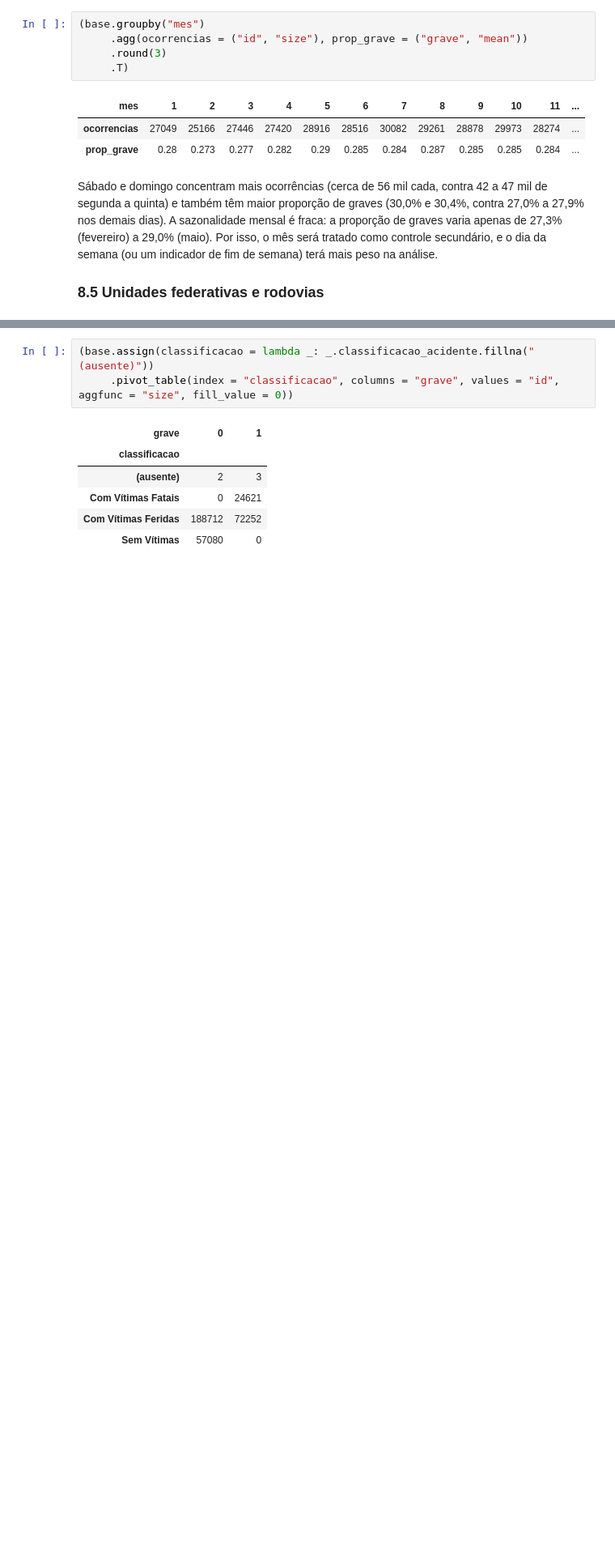
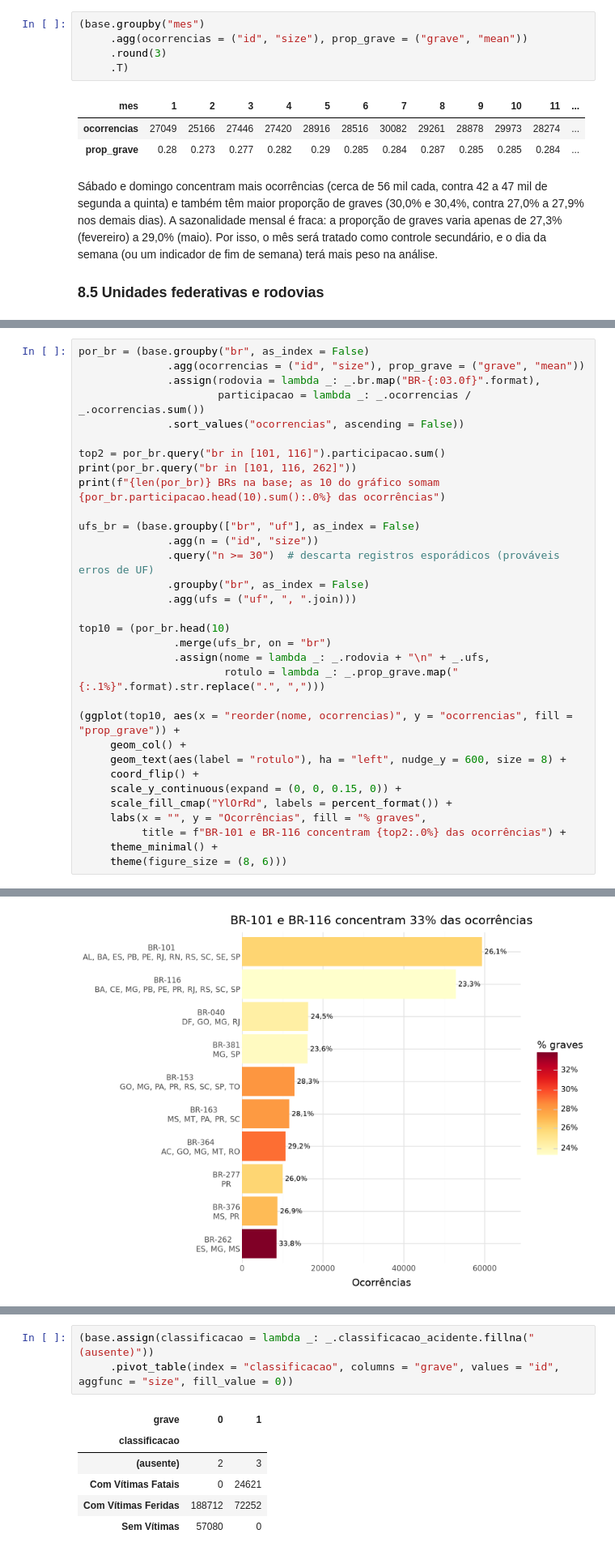
Before and after one commit to MaluSevilha/analise-acidentes-prf, a Jupyter notebook: relatorio.ipynb, the cells around one changed output, grey strips where cells are left out. Shown at 81% size. Saved outputs shown, nothing was run; the diff lists cells and outputs as text; blank space fills up the shorter version.

```diff
--- a/relatorio.ipynb
+++ b/relatorio.ipynb
@@ -419,0 +412,33 @@ Correlação entre a proporção de graves e a de pista simples nas UFs: 0.60
+# %%
+por_br = (base.groupby("br", as_index = False)
+              .agg(ocorrencias = ("id", "size"), prop_grave = ("grave", "mean"))
+              .assign(rodovia = lambda _: _.br.map("BR-{:03.0f}".format),
+                      participacao = lambda _: _.ocorrencias / _.ocorrencias.sum())
+              .sort_values("ocorrencias", ascending = False))
+
+top2 = por_br.query("br in [101, 116]").participacao.sum()
+print(por_br.query("br in [101, 116, 262]"))
+print(f"{len(por_br)} BRs na base; as 10 do gráfico somam {por_br.participacao.head(10).sum():.0%} das ocorrências")
+
+ufs_br = (base.groupby(["br", "uf"], as_index = False)
+              .agg(n = ("id", "size"))
+              .query("n >= 30")  # descarta registros esporádicos (prováveis erros de UF)
+              .groupby("br", as_index = False)
+              .agg(ufs = ("uf", ", ".join)))
+
+top10 = (por_br.head(10)
+               .merge(ufs_br, on = "br")
+               .assign(nome = lambda _: _.rodovia + "\n" + _.ufs,
+                       rotulo = lambda _: _.prop_grave.map("{:.1%}".format).str.replace(".", ",")))
+
+(ggplot(top10, aes(x = "reorder(nome, ocorrencias)", y = "ocorrencias", fill = "prop_grave")) +
+     geom_col() +
+     geom_text(aes(label = "rotulo"), ha = "left", nudge_y = 600, size = 8) +
+     coord_flip() +
+     scale_y_continuous(expand = (0, 0, 0.15, 0)) +
+     scale_fill_cmap("YlOrRd", labels = percent_format()) +
+     labs(x = "", y = "Ocorrências", fill = "% graves",
+          title = f"BR-101 e BR-116 concentram {top2:.0%} das ocorrências") +
+     theme_minimal() +
+     theme(figure_size = (8, 6)))
+# %% [output]
@@ -420 +450,2 @@ Correlação entre a proporção de graves e a de pista simples nas UFs: 0.60
+[figure, added]
 # %% [markdown]
```
Also changed, not shown: parts of 11 cells of this notebook, 1 other file.
